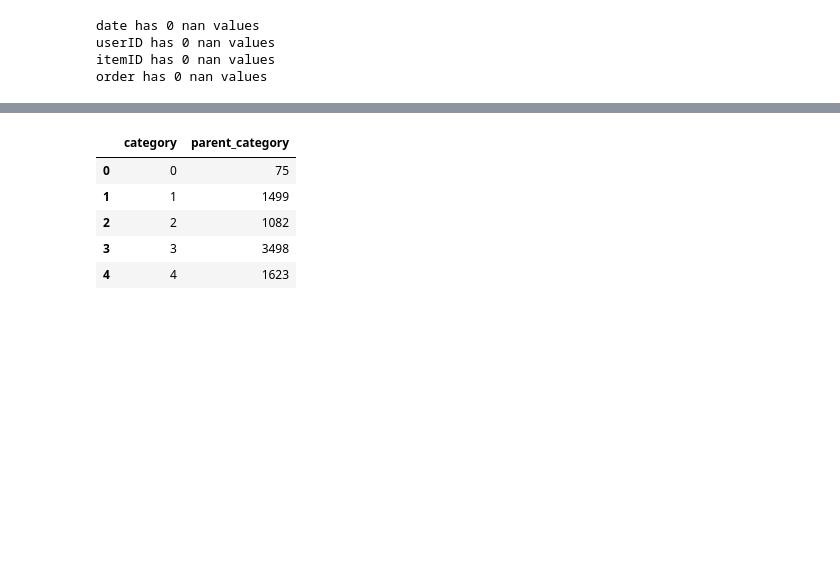
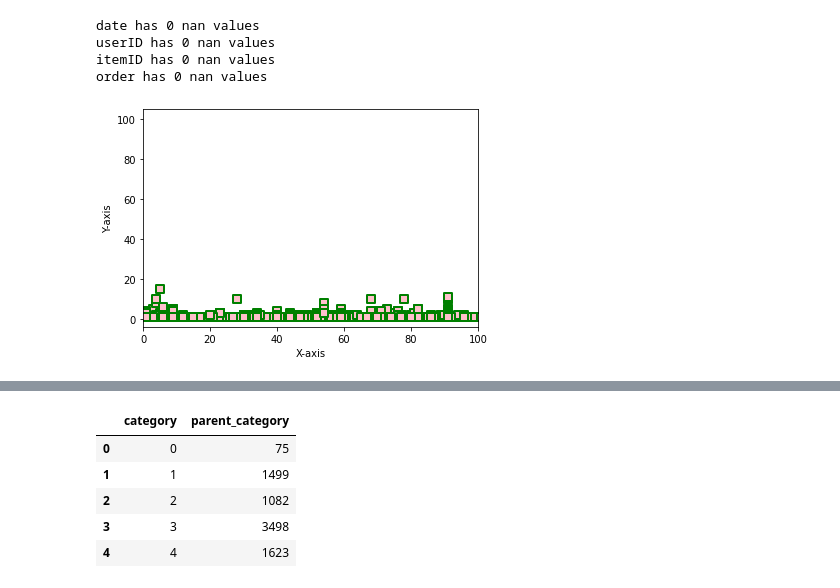
Before and after one commit to PetSchwind/DMC2022, a Jupyter notebook: notebooks/preprocessing.ipynb, the cells around one changed output, grey strips where cells are left out. Cells and saved outputs as stored; diff of their text form; code cells hidden in the pictures; blank space fills up the shorter version.

```diff
--- a/notebooks/preprocessing.ipynb
+++ b/notebooks/preprocessing.ipynb
@@ -136,19 +218,23 @@ userID has 0 nan values
 itemID has 0 nan values
 order has 0 nan values
 # %%
-"""
-plt.scatter(orders_df['itemID '], orders_df['order'], c ="pink",
+
+plt.scatter(orders_df['itemID'], orders_df['order'], c ="pink",
 			linewidths = 2,
 			marker ="s",
 			edgecolor ="green",
 			s = 80)
 
-plt.scatter(items_df['feature_3'], items_df['itemID'], c ="yellow",
+"""plt.scatter(items_df['feature_3'], items_df['itemID'], c ="yellow",
 			linewidths = 2,
 			marker ="^",
 			edgecolor ="red",
-			s = 200)
-
+			s = 200)"""
+plt.xlim(0, 100)
+#plt.ylim(-1, 1)
 plt.xlabel("X-axis")
 plt.ylabel("Y-axis")
-plt.show()"""
+plt.show()
+# nothing obv.
+# %% [output]
+[figure, added]
```
Also changed, not shown: parts of 17 cells of this notebook.
